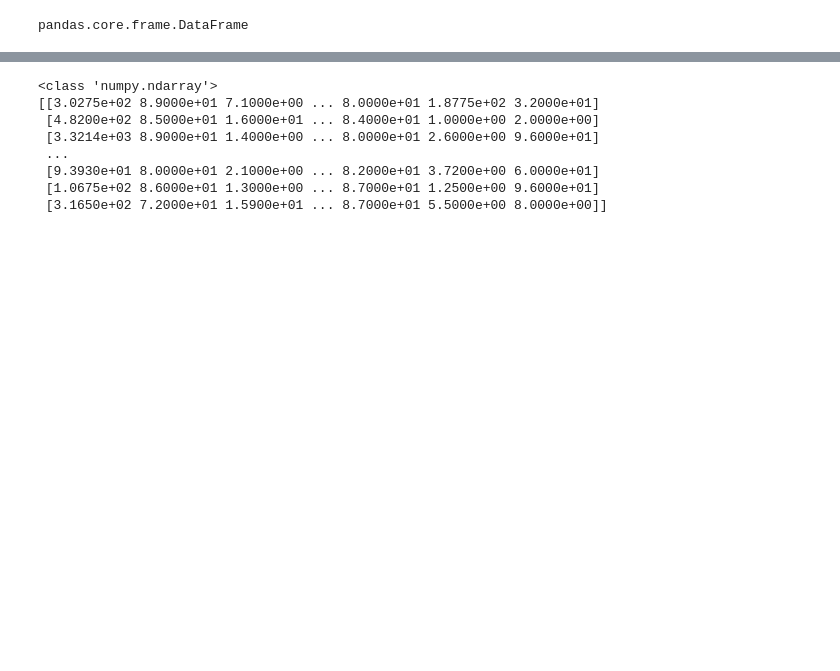
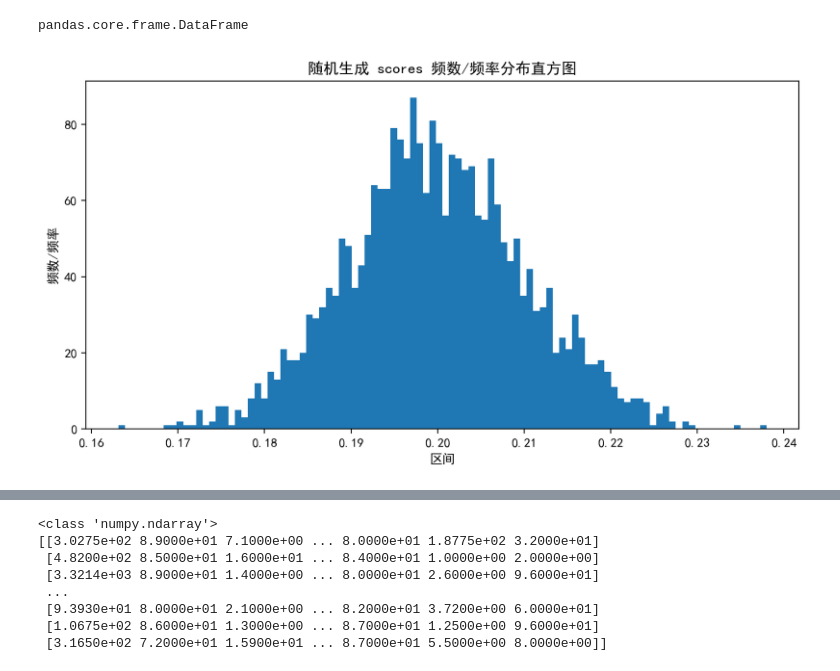
Before and after one commit to lijiext/fast-map-dpp, a Jupyter notebook: my/data.ipynb, the cells around one changed output, grey strips where cells are left out. Saved outputs shown, nothing was run; the diff lists cells and outputs as text; code cells hidden in the pictures; blank space fills up the shorter version.

Commit message:
add plot

```diff
--- a/my/data.ipynb
+++ b/my/data.ipynb
@@ -17,4 +17,17 @@ feature_dimension = pd_data.shape[1]
 max_length = 10
 
 epsilon = 1E-10
+# %%
+# item_data_x = np.linspace(-100,100,1000)
+# item_data_y = np
+# 0.01 * np.random.randn(item_size) + 0.2
+a = 0.01 * np.random.randn(item_size) + 0.2
+plt.figure(figsize=(10,5), dpi=200)
+plt.hist(a,100)# 画直方图
+plt.xlabel("区间")
+plt.ylabel("频数/频率")
+plt.title("随机生成 scores 频数/频率分布直方图")
+plt.show()
+# %% [output]
+[figure, added]
 # %%
```
Also changed, not shown: parts of 10 cells of this notebook, 2 other files.
